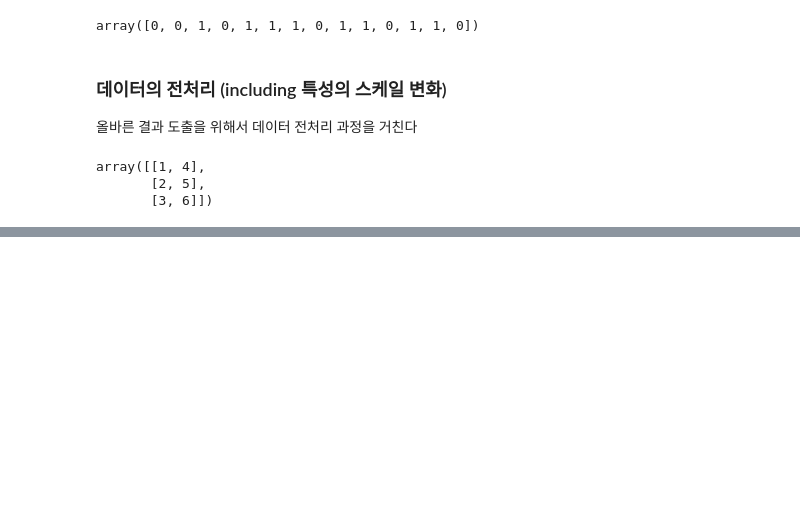
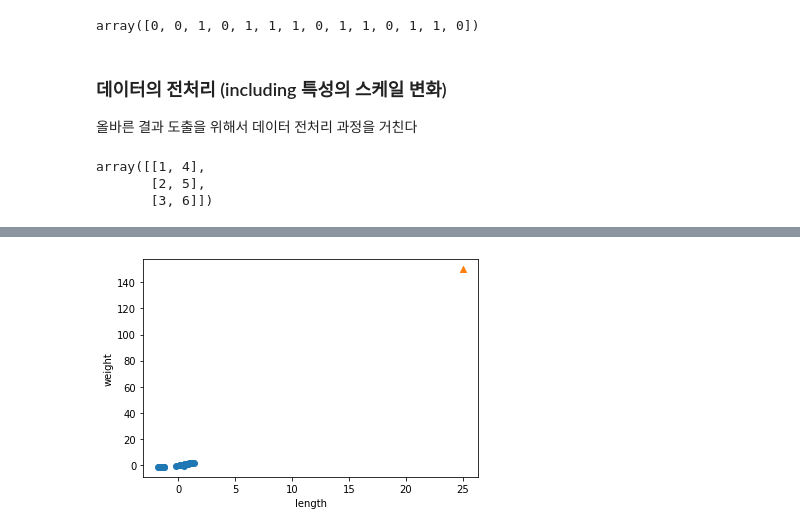
Before and after one commit to seohyeon-jeong/basic_machinelearning, a Jupyter notebook: SMD_BreamAndSmelt.ipynb, the cells around one changed output, grey strips where cells are left out. Saved outputs shown, nothing was run; the diff lists cells and outputs as text; code cells hidden in the pictures; blank space fills up the shorter version.

```diff
--- a/SMD_BreamAndSmelt.ipynb
+++ b/SMD_BreamAndSmelt.ipynb
@@ -296,0 +426,8 @@ fish_data =
+# %%
+# 표준점수
+  # 넘파이의 브로드캐스팅 : 크기가 다른 넘파이 배열에서 자동으로 사칙 연산을 모든 행이나 열로 확장하여 수행하는 기능
+  # 모든 행에서 mean에 있는 두 평균값을 빼주고, 그다음 std에 있는 두 표준편차를 다시 모든 행에 적용
+train_scaled = (train_input - mean)/std
+test_scaled = (test_input - mean)/std # 테스트 세트는 반드시 훈련 데이터의 통계값으로 정규화해야 한다. 그렇지 않으면 훈련세트에서 학습한 모델이 테스트 세트에서 올바르게 작동되지 않는다.
+
+print(train_scaled)
@@ -296,0 +452,9 @@ fish_data =
+# %%
+# 전처리 데이터로 모델 훈련하기
+plt.scatter(train_scaled[:,0], train_scaled[:,1])
+plt.scatter(25, 150, marker='^') # 이건 아직 정규화 안해줌
+plt.xlabel('length')
+plt.ylabel('weight')
+plt.show()
+# %% [output]
+[figure, added]
```
Also changed, not shown: parts of 23 cells of this notebook.
